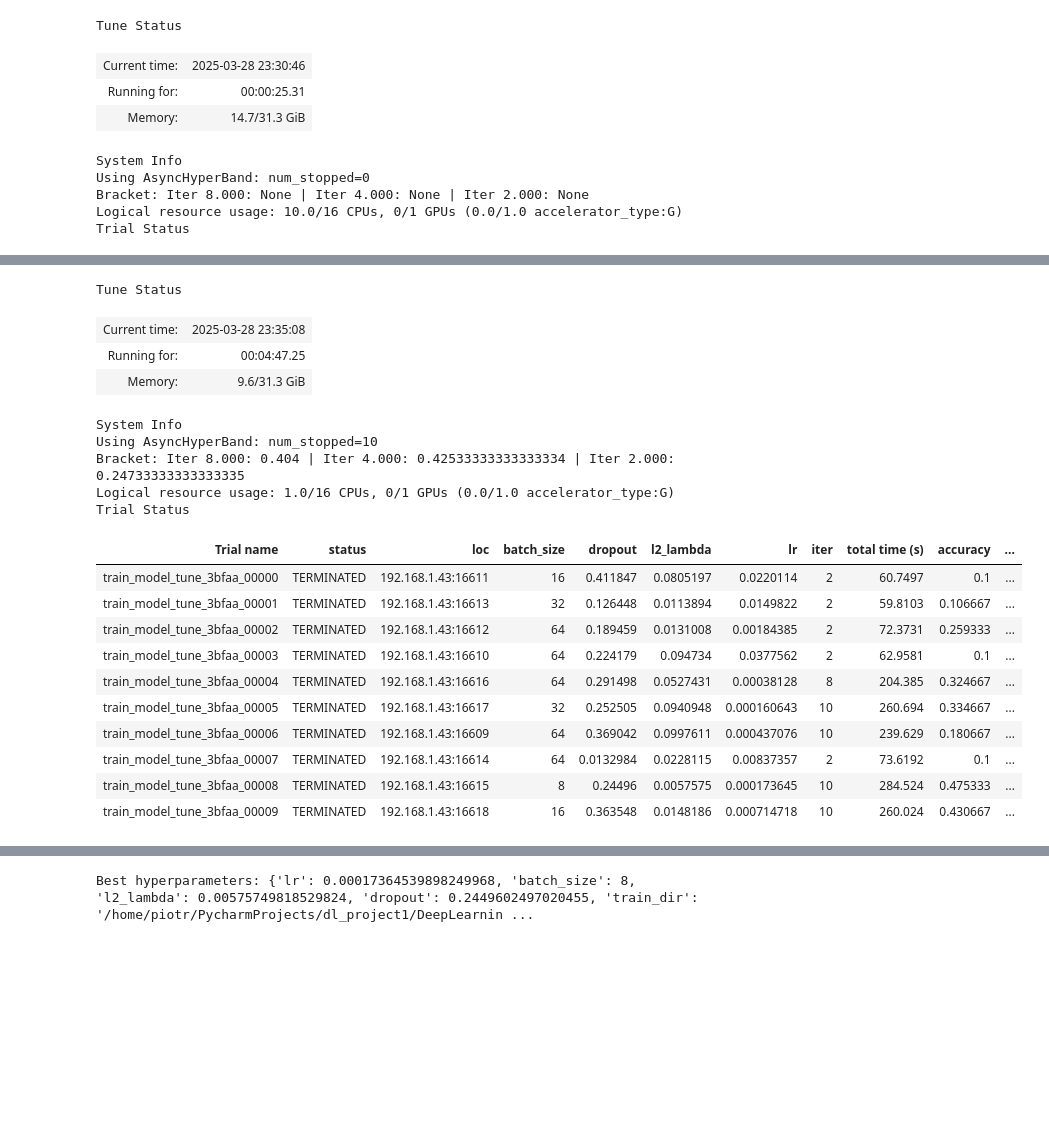
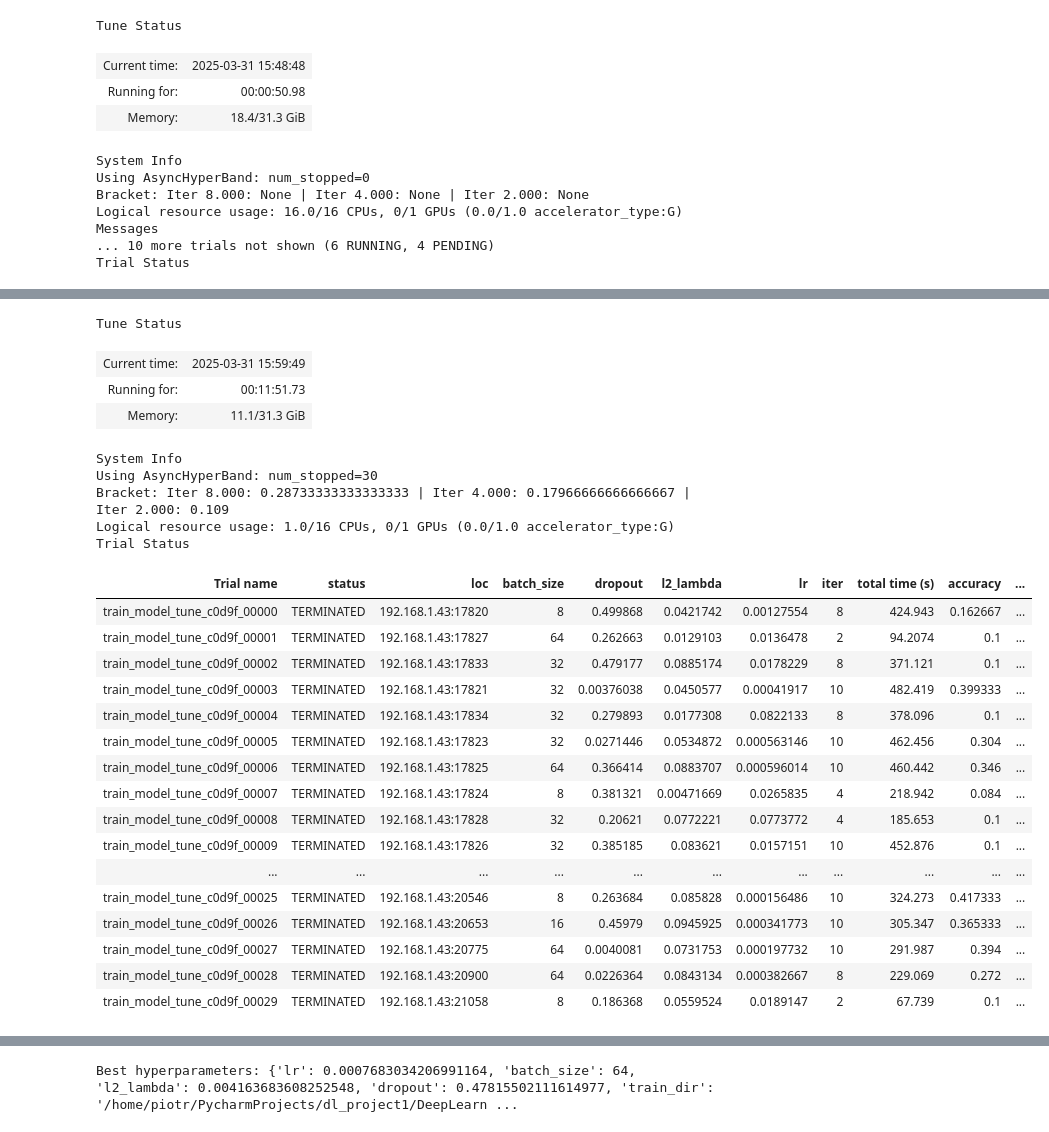
Before and after one commit to Ja-Gk-00/DeepLearning, a Jupyter notebook: Project_I/TrainFineTuning.ipynb, the cells around one changed output, grey strips where cells are left out. Cells and saved outputs as stored; diff of their text form; code cells hidden in the pictures; blank space fills up the shorter version.

```diff
--- a/Project_I/TrainFineTuning.ipynb
+++ b/Project_I/TrainFineTuning.ipynb
@@ -289,7 +289,7 @@ ray.get(setup_worker.remote())
 tuner = tune.run(
     tune.with_parameters(train_model_tune),
     config=config,
-    num_samples=10,  # Number of trials
+    num_samples=30,  # Number of trials
     scheduler=scheduler
 )
 
@@ -303,10 +303,12 @@ print("Best hyperparameters:", best_config)
 Tune Status
-| Current time: | 2025-03-28 23:30:46 |
-| Running for: | 00:00:25.31 |
-| Memory: | 14.7/31.3 GiB |
+| Current time: | 2025-03-31 15:48:48 |
+| Running for: | 00:00:50.98 |
+| Memory: | 18.4/31.3 GiB |
 System Info
 Using AsyncHyperBand: num_stopped=0
 Bracket: Iter 8.000: None | Iter 4.000: None | Iter 2.000: None
-Logical resource usage: 10.0/16 CPUs, 0/1 GPUs (0.0/1.0 accelerator_type:G)
+Logical resource usage: 16.0/16 CPUs, 0/1 GPUs (0.0/1.0 accelerator_type:G)
+Messages
+... 10 more trials not shown (6 RUNNING, 4 PENDING)
 Trial Status
 | Trial name | status | loc | batch_size | dropout | l2_lambda | lr |
@@ -323,20 +331,26 @@ Trial Status
 Tune Status
-| Current time: | 2025-03-28 23:35:08 |
-| Running for: | 00:04:47.25 |
-| Memory: | 9.6/31.3 GiB |
+| Current time: | 2025-03-31 15:59:49 |
+| Running for: | 00:11:51.73 |
+| Memory: | 11.1/31.3 GiB |
 System Info
-Using AsyncHyperBand: num_stopped=10
-Bracket: Iter 8.000: 0.404 | Iter 4.000: 0.42533333333333334 | Iter 2.000: 0.24733333333333335
+Using AsyncHyperBand: num_stopped=30
+Bracket: Iter 8.000: 0.28733333333333333 | Iter 4.000: 0.17966666666666667 | Iter 2.000: 0.109
 Logical resource usage: 1.0/16 CPUs, 0/1 GPUs (0.0/1.0 accelerator_type:G)
 Trial Status
 | Trial name | status | loc | batch_size | dropout | l2_lambda | lr | iter | total time (s) | accuracy | ... |
-| train_model_tune_3bfaa_00000 | TERMINATED | 192.168.1.43:16611 | 16 | 0.411847 | 0.0805197 | 0.0220114 | 2 | 60.7497 | 0.1 | ... |
-| train_model_tune_3bfaa_00001 | TERMINATED | 192.168.1.43:16613 | 32 | 0.126448 | 0.0113894 | 0.0149822 | 2 | 59.8103 | 0.106667 | ... |
-| train_model_tune_3bfaa_00002 | TERMINATED | 192.168.1.43:16612 | 64 | 0.189459 | 0.0131008 | 0.00184385 | 2 | 72.3731 | 0.259333 | ... |
-| train_model_tune_3bfaa_00003 | TERMINATED | 192.168.1.43:16610 | 64 | 0.224179 | 0.094734 | 0.0377562 | 2 | 62.9581 | 0.1 | ... |
-| train_model_tune_3bfaa_00004 | TERMINATED | 192.168.1.43:16616 | 64 | 0.291498 | 0.0527431 | 0.00038128 | 8 | 204.385 | 0.324667 | ... |
-| train_model_tune_3bfaa_00005 | TERMINATED | 192.168.1.43:16617 | 32 | 0.252505 | 0.0940948 | 0.000160643 | 10 | 260.694 | 0.334667 | ... |
-| train_model_tune_3bfaa_00006 | TERMINATED | 192.168.1.43:16609 | 64 | 0.369042 | 0.0997611 | 0.000437076 | 10 | 239.629 | 0.180667 | ... |
-| train_model_tune_3bfaa_00007 | TERMINATED | 192.168.1.43:16614 | 64 | 0.0132984 | 0.0228115 | 0.00837357 | 2 | 73.6192 | 0.1 | ... |
-| train_model_tune_3bfaa_00008 | TERMINATED | 192.168.1.43:16615 | 8 | 0.24496 | 0.0057575 | 0.000173645 | 10 | 284.524 | 0.475333 | ... |
-| train_model_tune_3bfaa_00009 | TERMINATED | 192.168.1.43:16618 | 16 | 0.363548 | 0.0148186 | 0.000714718 | 10 | 260.024 | 0.430667 | ... |
+| train_model_tune_c0d9f_00000 | TERMINATED | 192.168.1.43:17820 | 8 | 0.499868 | 0.0421742 | 0.00127554 | 8 | 424.943 | 0.162667 | ... |
+| train_model_tune_c0d9f_00001 | TERMINATED | 192.168.1.43:17827 | 64 | 0.262663 | 0.0129103 | 0.0136478 | 2 | 94.2074 | 0.1 | ... |
+| train_model_tune_c0d9f_00002 | TERMINATED | 192.168.1.43:17833 | 32 | 0.479177 | 0.0885174 | 0.0178229 | 8 | 371.121 | 0.1 | ... |
+| train_model_tune_c0d9f_00003 | TERMINATED | 192.168.1.43:17821 | 32 | 0.00376038 | 0.0450577 | 0.00041917 | 10 | 482.419 | 0.399333 | ... |
+| train_model_tune_c0d9f_00004 | TERMINATED | 192.168.1.43:17834 | 32 | 0.279893 | 0.0177308 | 0.0822133 | 8 | 378.096 | 0.1 | ... |
+| train_model_tune_c0d9f_00005 | TERMINATED | 192.168.1.43:17823 | 32 | 0.0271446 | 0.0534872 | 0.000563146 | 10 | 462.456 | 0.304 | ... |
+| train_model_tune_c0d9f_00006 | TERMINATED | 192.168.1.43:17825 | 64 | 0.366414 | 0.0883707 | 0.000596014 | 10 | 460.442 | 0.346 | ... |
+| train_model_tune_c0d9f_00007 | TERMINATED | 192.168.1.43:17824 | 8 | 0.381321 | 0.00471669 | 0.0265835 | 4 | 218.942 | 0.084 | ... |
+| train_model_tune_c0d9f_00008 | TERMINATED | 192.168.1.43:17828 | 32 | 0.20621 | 0.0772221 | 0.0773772 | 4 | 185.653 | 0.1 | ... |
+| train_model_tune_c0d9f_00009 | TERMINATED | 192.168.1.43:17826 | 32 | 0.385185 | 0.083621 | 0.0157151 | 10 | 452.876 | 0.1 | ... |
+| ... | ... | ... | ... | ... | ... | ... | ... | ... | ... | ... |
+| train_model_tune_c0d9f_00025 | TERMINATED | 192.168.1.43:20546 | 8 | 0.263684 | 0.085828 | 0.000156486 | 10 | 324.273 | 0.417333 | ... |
+| train_model_tune_c0d9f_00026 | TERMINATED | 192.168.1.43:20653 | 16 | 0.45979 | 0.0945925 | 0.000341773 | 10 | 305.347 | 0.365333 | ... |
+| train_model_tune_c0d9f_00027 | TERMINATED | 192.168.1.43:20775 | 64 | 0.0040081 | 0.0731753 | 0.000197732 | 10 | 291.987 | 0.394 | ... |
+| train_model_tune_c0d9f_00028 | TERMINATED | 192.168.1.43:20900 | 64 | 0.0226364 | 0.0843134 | 0.000382667 | 8 | 229.069 | 0.272 | ... |
+| train_model_tune_c0d9f_00029 | TERMINATED | 192.168.1.43:21058 | 8 | 0.186368 | 0.0559524 | 0.0189147 | 2 | 67.739 | 0.1 | ... |
@@ -345,4 +359,4 @@ Trial Status
-Best hyperparameters: {'lr': 0.00017364539898249968, 'batch_size': 8, 'l2_lambda': 0.00575749818529824, 'dropout': 0.2449602497020455, 'train_dir': '/home/piotr/PycharmProjects/dl_project1/DeepLearnin ...
+Best hyperparameters: {'lr': 0.0007683034206991164, 'batch_size': 64, 'l2_lambda': 0.004163683608252548, 'dropout': 0.47815502111614977, 'train_dir': '/home/piotr/PycharmProjects/dl_project1/DeepLearn ...
 # %%
 loss_tab = []
 acc_tab = []
```
Also changed, not shown: parts of 5 cells of this notebook, 32 other files.
